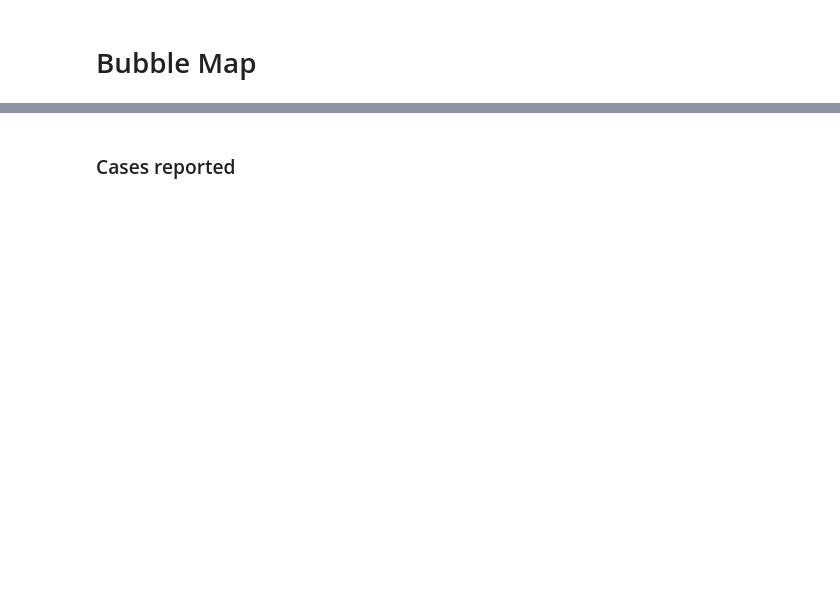
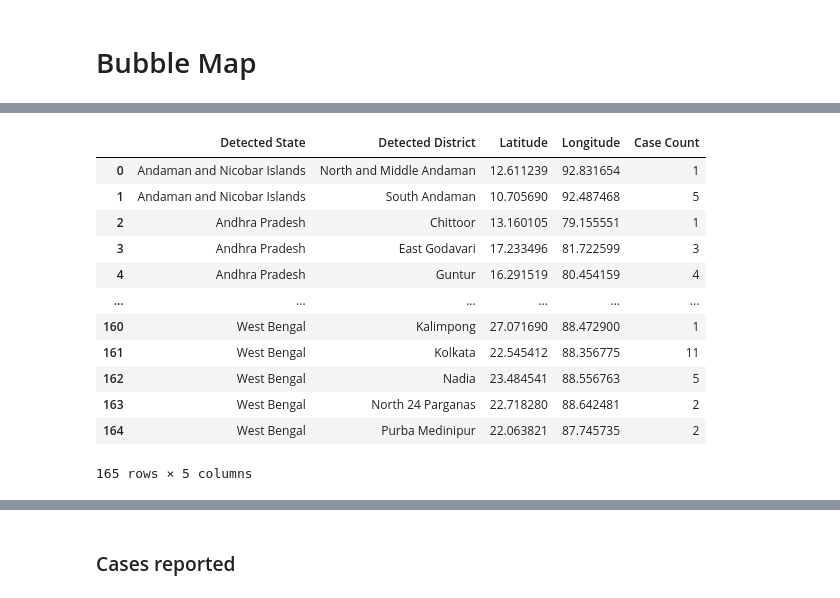
Before and after one commit to vidvatabuch/COVID-19-India, a Jupyter notebook: COVID-19 India.ipynb, the cells around one changed output, grey strips where cells are left out. Drawn from its saved outputs; the diff is of its cells as text; code cells hidden in the pictures; blank space fills up the shorter version.

```diff
--- a/COVID-19 India.ipynb
+++ b/COVID-19 India.ipynb
@@ -286 +362,17 @@ demo.head()
+# %%
+forbubble
+# %% [output]
+|  | Detected State | Detected District | Latitude | Longitude | Case Count |
+| 0 | Andaman and Nicobar Islands | North and Middle Andaman | 12.611239 | 92.831654 | 1 |
+| 1 | Andaman and Nicobar Islands | South Andaman | 10.705690 | 92.487468 | 5 |
+| 2 | Andhra Pradesh | Chittoor | 13.160105 | 79.155551 | 1 |
+| 3 | Andhra Pradesh | East Godavari | 17.233496 | 81.722599 | 3 |
+| 4 | Andhra Pradesh | Guntur | 16.291519 | 80.454159 | 4 |
+| ... | ... | ... | ... | ... | ... |
+| 160 | West Bengal | Kalimpong | 27.071690 | 88.472900 | 1 |
+| 161 | West Bengal | Kolkata | 22.545412 | 88.356775 | 11 |
+| 162 | West Bengal | Nadia | 23.484541 | 88.556763 | 5 |
+| 163 | West Bengal | North 24 Parganas | 22.718280 | 88.642481 | 2 |
+| 164 | West Bengal | Purba Medinipur | 22.063821 | 87.745735 | 2 |
+165 rows × 5 columns
 # %%
```
Also changed, not shown: parts of 49 cells of this notebook.
